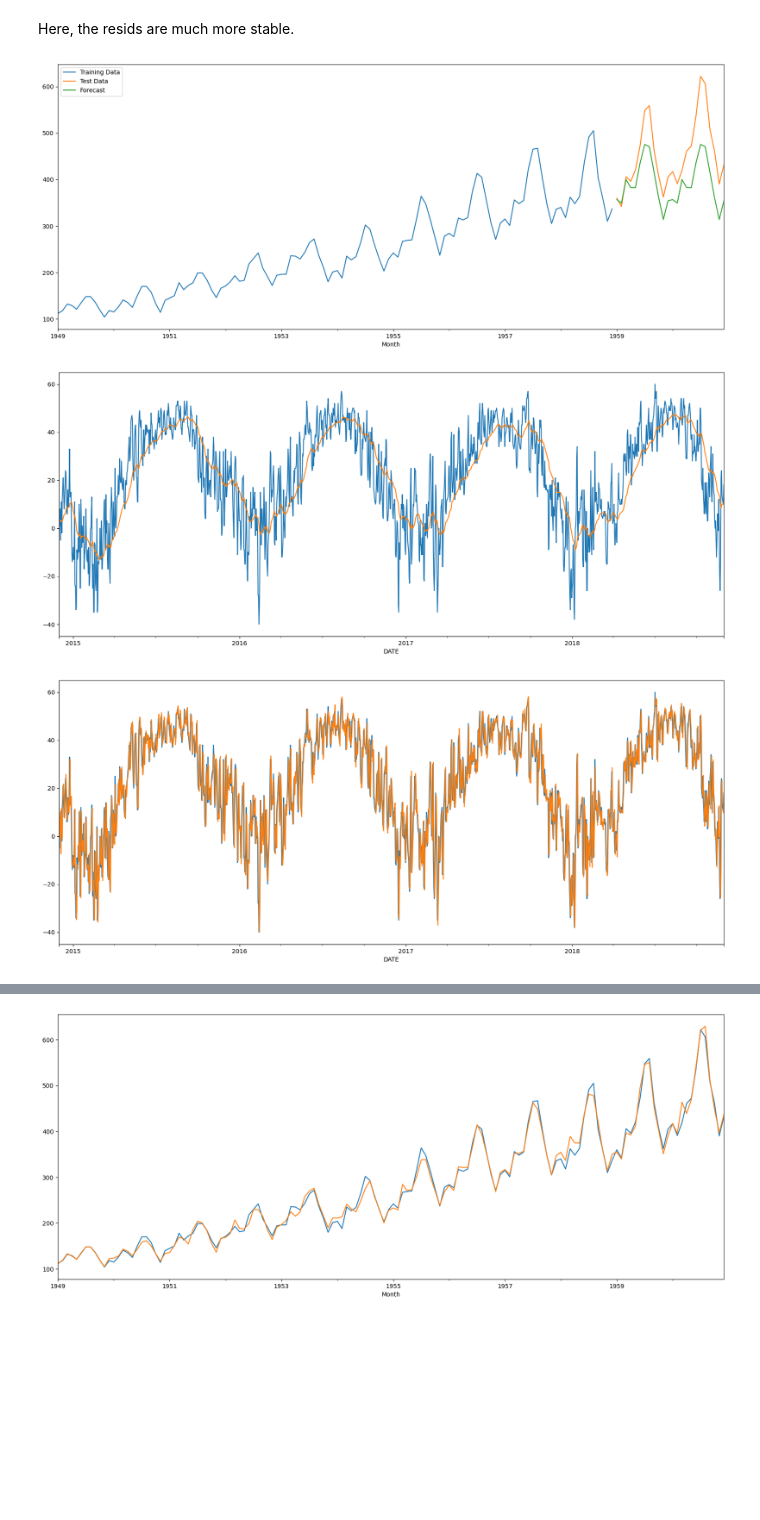
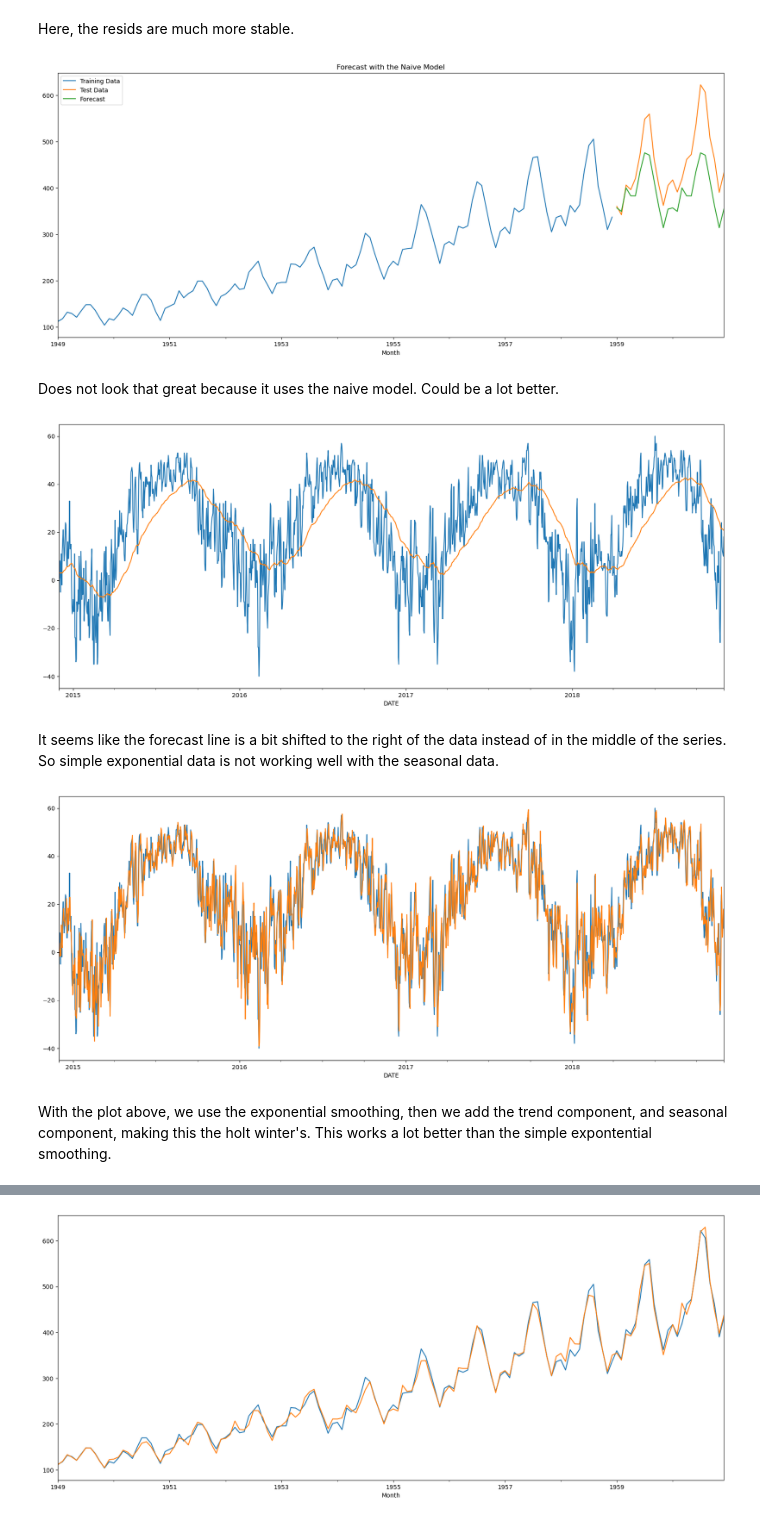
Before and after one commit to Iandrewburg/time_series_forecasting, a Jupyter notebook: Sessions/Session 3/Session3-Copy1.ipynb, the cells around one changed output, grey strips where cells are left out. Drawn from its saved outputs; the diff is of its cells as text; code cells hidden in the pictures; blank space fills up the shorter version.

Commit message:
adding notes about exponential smoothing and plots

```diff
--- a/Sessions/Session 3/Session3-Copy1.ipynb
+++ b/Sessions/Session 3/Session3-Copy1.ipynb
@@ -126,23 +157,30 @@ plt.figure(figsize=(20, 8))
 train["Passengers"].plot(label='Training Data')
 test["Passengers"].plot(label='Test Data')
 class_forecast['forecast'].plot(label='Forecast')
+plt.title("Forecast with the Naive Model")
 plt.legend();
 # %% [output]
-[figure, old version]
+[figure, new version]
+# %% [markdown]
+Does not look that great because it uses the naive model. Could be a lot better.
 # %%
 ##### Exponential Smoothing
 # Simple exponential smoothing with alpha = 0.05
-MinTemp_expsmoothed = SimpleExpSmoothing(MtWashington_weather['MinTemp']).fit(smoothing_level = 0.05).fittedvalues
+MinTemp_expsmoothed = SimpleExpSmoothing(MtWashington_weather['MinTemp']).fit(smoothing_level = 0.02).fittedvalues
 MtWashington_weather['MinTemp'].plot(figsize=(20, 8))
 MinTemp_expsmoothed.plot(figsize=(20, 8));
 # %% [output]
-[figure, old version]
+[figure, new version]
+# %% [markdown]
+It seems like the forecast line is a bit shifted to the right of the data instead of in the middle of the series. So simple exponential data is not working well with the seasonal data.
 # %%
 # Holt-Winter's seasonal method with additive trend and seasonality
-MtWashington_weather['MinTemp_HoltW'] = ExponentialSmoothing(MtWashington_weather['MinTemp'],  trend = "add",seasonal="add",seasonal_periods=12).fit().fittedvalues
+MtWashington_weather['MinTemp_HoltW'] = ExponentialSmoothing(MtWashington_weather['MinTemp'],  trend = "add",seasonal="add",seasonal_periods=365).fit().fittedvalues
 MtWashington_weather['MinTemp'].plot(figsize=(20, 8))
 MtWashington_weather['MinTemp_HoltW'].plot(figsize=(20, 8));
 # %% [output]
-[figure, old version]
+[figure, new version]
+# %% [markdown]
+With the plot above, we use the exponential smoothing, then we add the trend component, and seasonal component, making this the holt winter's. This works a lot better than the simple expontential smoothing.
 # %%
 # Residuals Diagnostics
```
Also changed, not shown: parts of 4 cells of this notebook.
